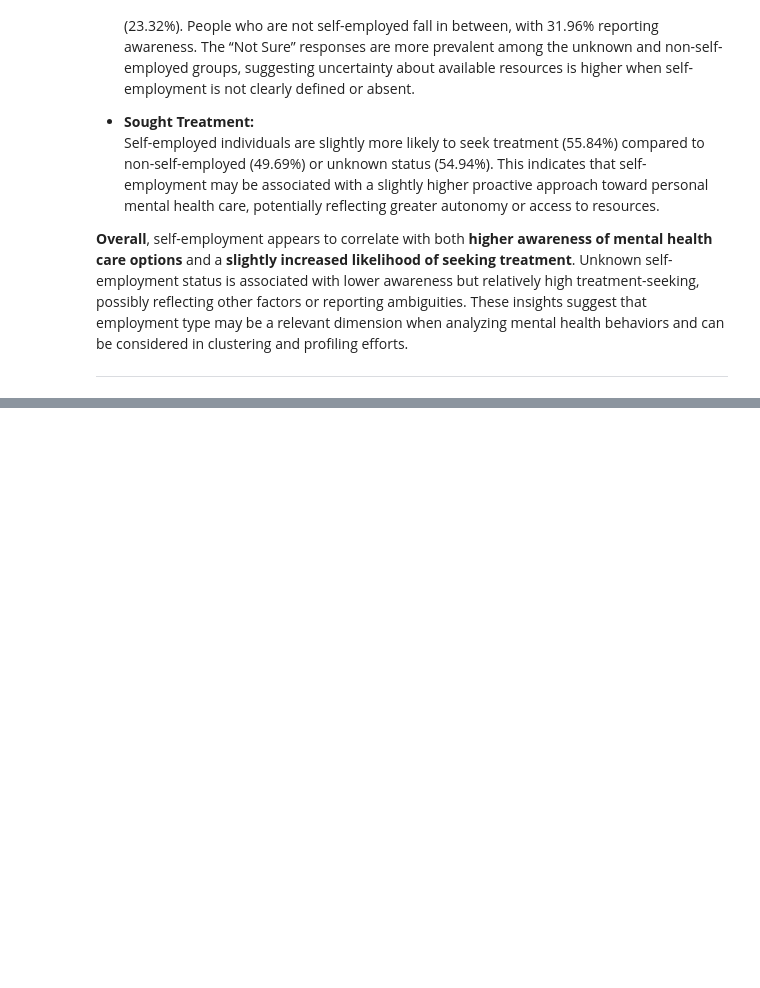
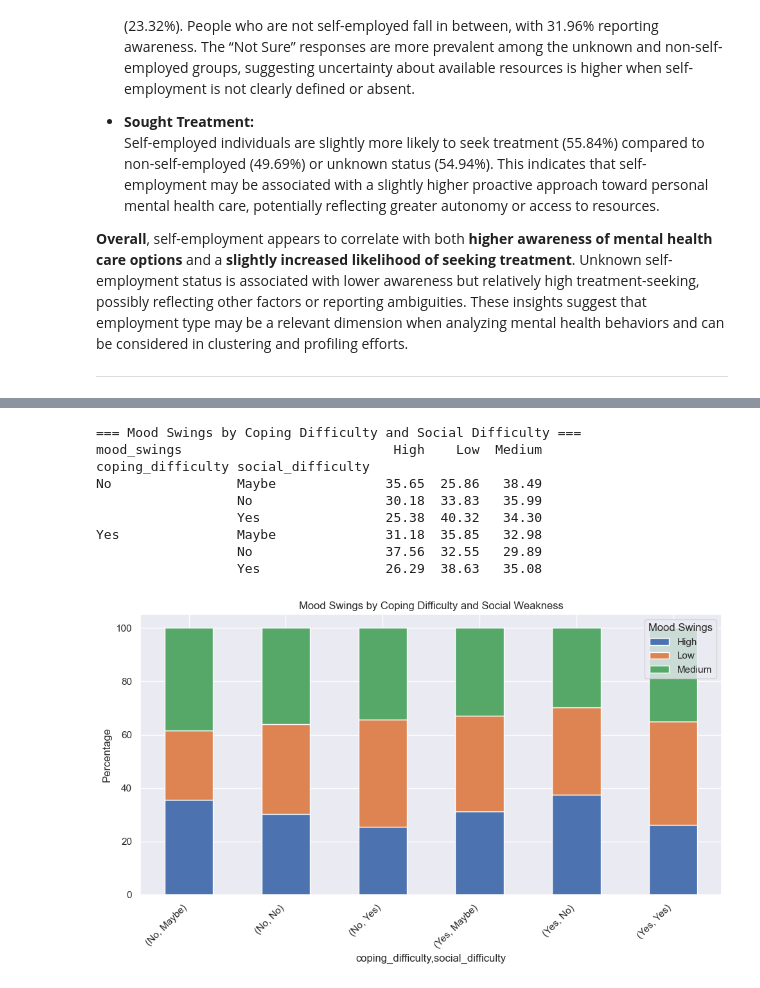
Before and after one commit to OmarAymanZaid/MentalHealth_RiskAssessment, a Jupyter notebook: notebooks/3_DataAnalysis.ipynb, the cells around one changed output, grey strips where cells are left out. Saved outputs shown, nothing was run; the diff lists cells and outputs as text; code cells hidden in the pictures; blank space fills up the shorter version.

Commit message:
DataAnalysis: Investigate question 9.

```diff
--- a/notebooks/3_DataAnalysis.ipynb
+++ b/notebooks/3_DataAnalysis.ipynb
@@ -756,0 +762,32 @@ The analysis of self-employment status and its relationship with mental health a
+# %%
+# Create a cross-tab of mood_swings by coping_difficulty and social_difficulty
+interaction_table = pd.crosstab(
+    index=[data['coping_difficulty'], data['social_difficulty']],
+    columns=data['mood_swings'],
+    normalize='index'
+).mul(100).round(2)
+
+print("=== Mood Swings by Coping Difficulty and Social Difficulty ===")
+print(interaction_table)
+
+# Optional visualization: stacked bar plot
+interaction_table.plot(
+    kind='bar', stacked=True, figsize=(10,6)
+)
+plt.ylabel('Percentage')
+plt.title('Mood Swings by Coping Difficulty and Social Weakness')
+plt.xticks(rotation=45, ha='right')
+plt.legend(title='Mood Swings')
+plt.tight_layout()
+plt.show()
+# %% [output]
+=== Mood Swings by Coping Difficulty and Social Difficulty ===
+mood_swings                           High    Low  Medium
+coping_difficulty social_difficulty
+No                Maybe              35.65  25.86   38.49
+                  No                 30.18  33.83   35.99
+                  Yes                25.38  40.32   34.30
+Yes               Maybe              31.18  35.85   32.98
+                  No                 37.56  32.55   29.89
+                  Yes                26.29  38.63   35.08
+[figure, added]
```
Also changed, not shown: parts of 3 cells of this notebook.
